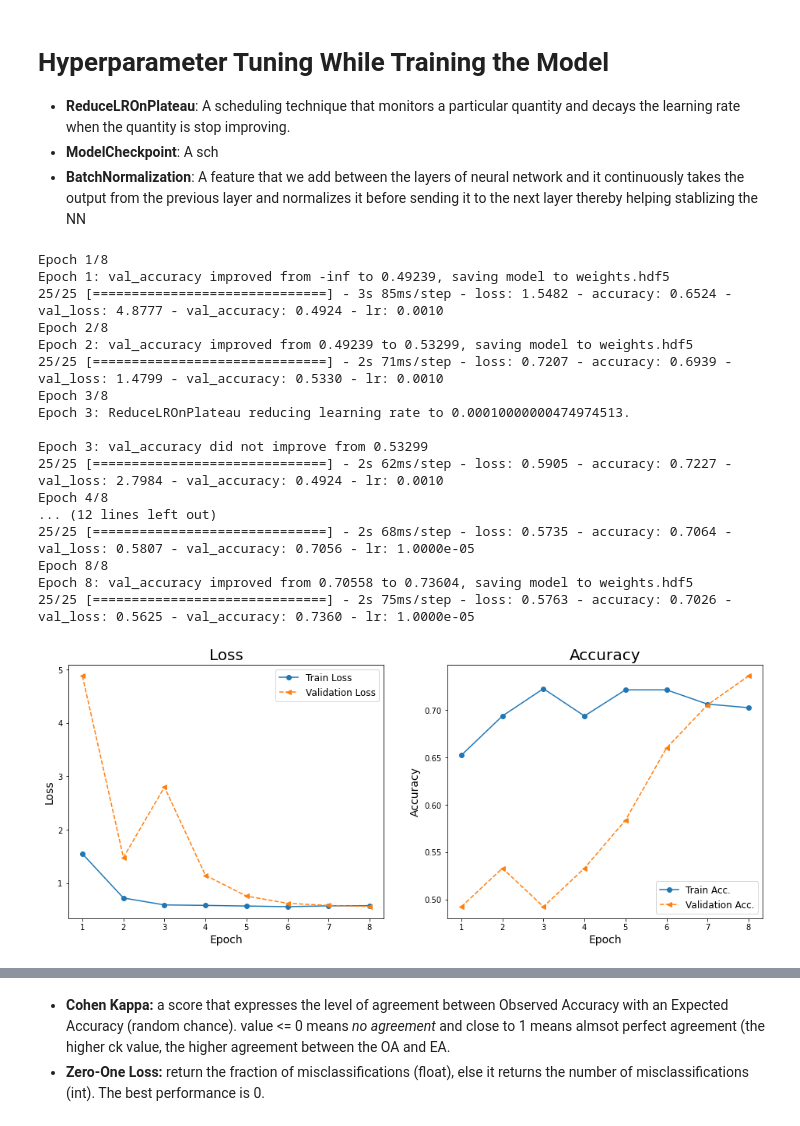
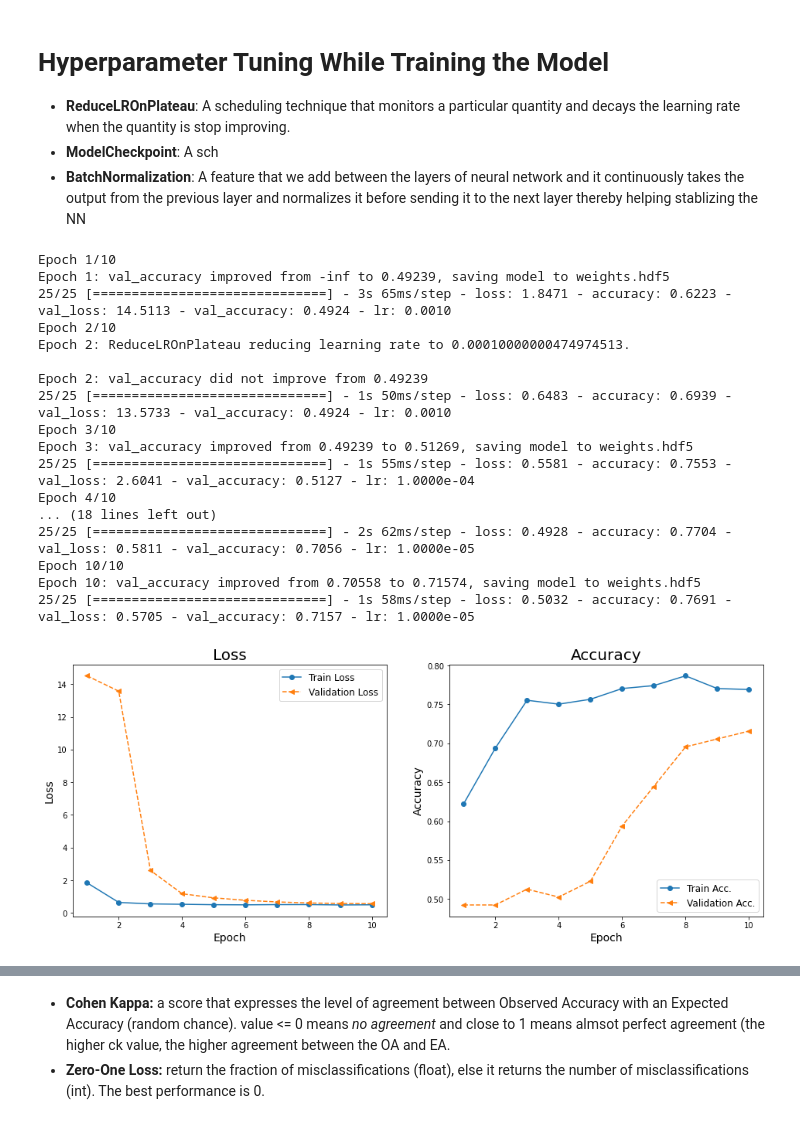
Before and after one commit to heesukjang/W207_AppliedML_Fall2022, a Jupyter notebook: 11_10_ImageAug_CM_CR_ROCcurve_IDC_Prediction_heesuk.ipynb, the cells around one changed output, grey strips where cells are left out. Drawn from its saved outputs; the diff is of its cells as text; code cells hidden in the pictures.

```diff
--- a/11_10_ImageAug_CM_CR_ROCcurve_IDC_Prediction_heesuk.ipynb
+++ b/11_10_ImageAug_CM_CR_ROCcurve_IDC_Prediction_heesuk.ipynb
@@ -586,46 +591,46 @@ def model_fit(model, train_data_generator, validation_data_generator, epochs=7):
 # %%
 def model_fit_and_plot_loss_acc(epochs=7):
   history = model_fit(model, train_data_generator, validation_data_generator, epochs=epochs)
   hist = history.history
   x_arr = np.arange(len(hist['loss'])) + 1
 
   fig = plt.figure(figsize=(16,6))
   ax = fig.add_subplot(1,2,1)
   ax.plot(x_arr, hist['loss'], '-o', label='Train Loss')
   ax.plot(x_arr, hist['val_loss'], '--<', label='Validation Loss')
   ax.legend(fontsize=12)
   ax.set_xlabel('Epoch', size=14)
   ax.set_ylabel('Loss', size=14)
   ax.set_title('Loss', size=20)
 
   ax = fig.add_subplot(1,2,2)
   ax.plot(x_arr, hist['accuracy'], '-o', label='Train Acc.')
   ax.plot(x_arr, hist['val_accuracy'], '--<', label='Validation Acc.')
   ax.legend(fontsize=12)
   ax.set_xlabel('Epoch', size=14)
   ax.set_ylabel('Accuracy', size=14)
   ax.set_title('Accuracy', size=20);
 
-model_fit_and_plot_loss_acc(epochs=8)
+model_fit_and_plot_loss_acc(epochs=10)
 # %% [output]
-Epoch 1/8
+Epoch 1/10
 Epoch 1: val_accuracy improved from -inf to 0.49239, saving model to weights.hdf5
-25/25 [==============================] - 3s 85ms/step - loss: 1.5482 - accuracy: 0.6524 - val_loss: 4.8777 - val_accuracy: 0.4924 - lr: 0.0010
-Epoch 2/8
-Epoch 2: val_accuracy improved from 0.49239 to 0.53299, saving model to weights.hdf5
-25/25 [==============================] - 2s 71ms/step - loss: 0.7207 - accuracy: 0.6939 - val_loss: 1.4799 - val_accuracy: 0.5330 - lr: 0.0010
-Epoch 3/8
-Epoch 3: ReduceLROnPlateau reducing learning rate to 0.00010000000474974513.
+25/25 [==============================] - 3s 65ms/step - loss: 1.8471 - accuracy: 0.6223 - val_loss: 14.5113 - val_accuracy: 0.4924 - lr: 0.0010
+Epoch 2/10
+Epoch 2: ReduceLROnPlateau reducing learning rate to 0.00010000000474974513.
 
-Epoch 3: val_accuracy did not improve from 0.53299
-25/25 [==============================] - 2s 62ms/step - loss: 0.5905 - accuracy: 0.7227 - val_loss: 2.7984 - val_accuracy: 0.4924 - lr: 0.0010
-Epoch 4/8
-... (12 lines left out)
-25/25 [==============================] - 2s 68ms/step - loss: 0.5735 - accuracy: 0.7064 - val_loss: 0.5807 - val_accuracy: 0.7056 - lr: 1.0000e-05
-Epoch 8/8
-Epoch 8: val_accuracy improved from 0.70558 to 0.73604, saving model to weights.hdf5
-25/25 [==============================] - 2s 75ms/step - loss: 0.5763 - accuracy: 0.7026 - val_loss: 0.5625 - val_accuracy: 0.7360 - lr: 1.0000e-05
+Epoch 2: val_accuracy did not improve from 0.49239
+25/25 [==============================] - 1s 50ms/step - loss: 0.6483 - accuracy: 0.6939 - val_loss: 13.5733 - val_accuracy: 0.4924 - lr: 0.0010
+Epoch 3/10
+Epoch 3: val_accuracy improved from 0.49239 to 0.51269, saving model to weights.hdf5
+25/25 [==============================] - 1s 55ms/step - loss: 0.5581 - accuracy: 0.7553 - val_loss: 2.6041 - val_accuracy: 0.5127 - lr: 1.0000e-04
+Epoch 4/10
+... (18 lines left out)
+25/25 [==============================] - 2s 62ms/step - loss: 0.4928 - accuracy: 0.7704 - val_loss: 0.5811 - val_accuracy: 0.7056 - lr: 1.0000e-05
+Epoch 10/10
+Epoch 10: val_accuracy improved from 0.70558 to 0.71574, saving model to weights.hdf5
+25/25 [==============================] - 1s 58ms/step - loss: 0.5032 - accuracy: 0.7691 - val_loss: 0.5705 - val_accuracy: 0.7157 - lr: 1.0000e-05
-[figure, old version]
+[figure, new version]
 # %%
 def model_evaluate(model, train_data_generator, test_data_generator):
   eval_train = model.evaluate(train_data_generator)
```
Also changed, not shown: parts of 10 cells of this notebook.
